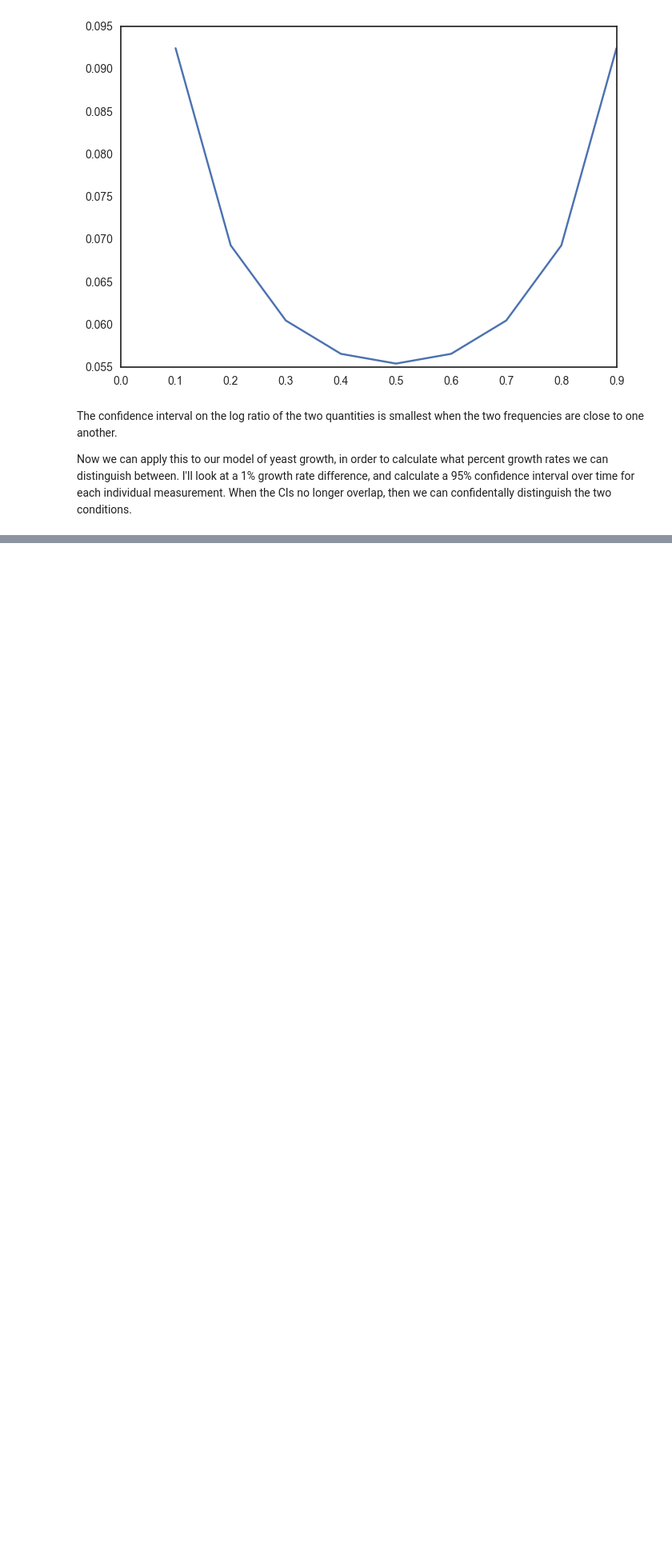
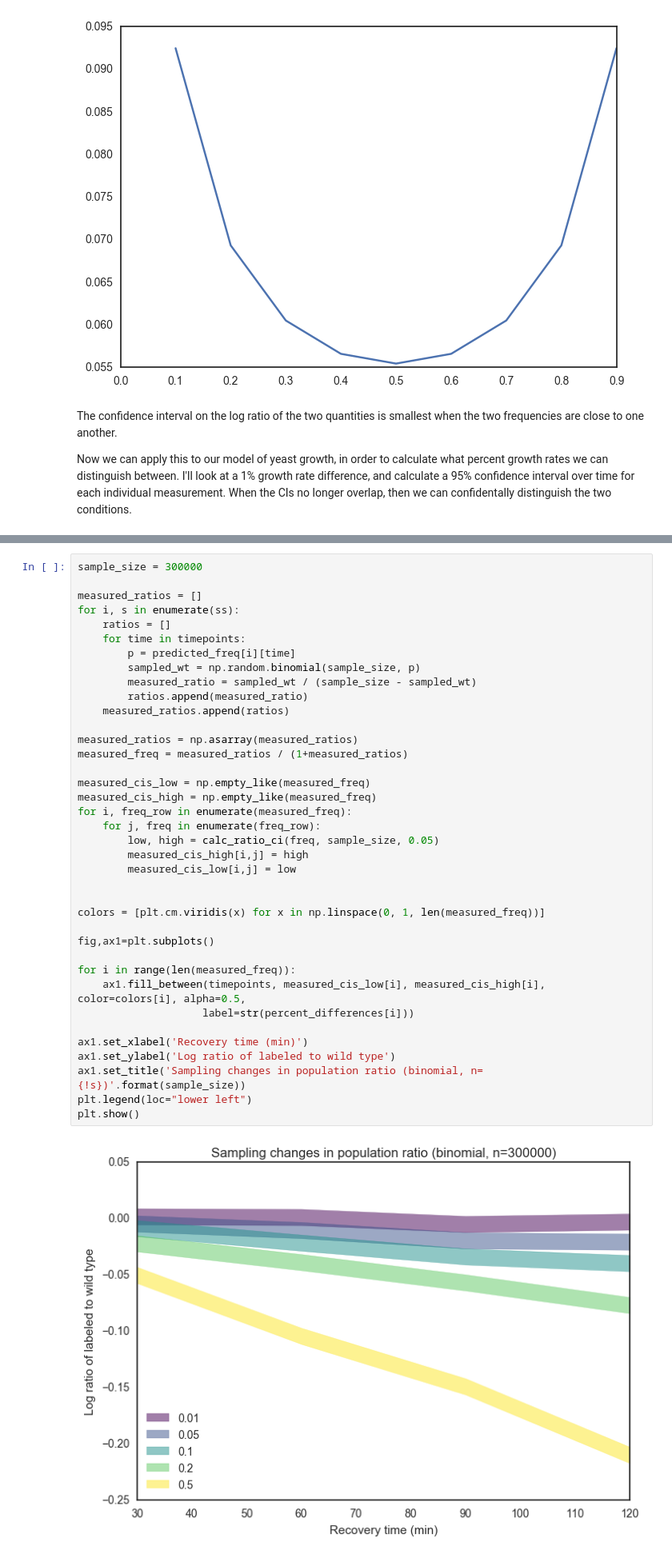
Before and after one commit to haneulyoo/agg_simv2, a Jupyter notebook: stress-growth-rate-sim.ipynb, the cells around one changed output, grey strips where cells are left out. Shown at 80% size. Drawn from its saved outputs; the diff is of its cells as text; blank space fills up the shorter version.

```diff
--- a/stress-growth-rate-sim.ipynb
+++ b/stress-growth-rate-sim.ipynb
@@ -217,0 +266,40 @@ NameError: name 'measured_freqs' is not defined
+# %%
+sample_size = 300000
+
+measured_ratios = []
+for i, s in enumerate(ss):
+    ratios = []
+    for time in timepoints:
+        p = predicted_freq[i][time]
+        sampled_wt = np.random.binomial(sample_size, p)
+        measured_ratio = sampled_wt / (sample_size - sampled_wt)
+        ratios.append(measured_ratio)
+    measured_ratios.append(ratios)
+
+measured_ratios = np.asarray(measured_ratios)
+measured_freq = measured_ratios / (1+measured_ratios)
+
+measured_cis_low = np.empty_like(measured_freq)
+measured_cis_high = np.empty_like(measured_freq)
+for i, freq_row in enumerate(measured_freq):
+    for j, freq in enumerate(freq_row):
+        low, high = calc_ratio_ci(freq, sample_size, 0.05)
+        measured_cis_high[i,j] = high
+        measured_cis_low[i,j] = low
+
+
+colors = [plt.cm.viridis(x) for x in np.linspace(0, 1, len(measured_freq))]
+
+fig,ax1=plt.subplots()
+
+for i in range(len(measured_freq)):
+    ax1.fill_between(timepoints, measured_cis_low[i], measured_cis_high[i], color=colors[i], alpha=0.5,
+                    label=str(percent_differences[i]))
+
+ax1.set_xlabel('Recovery time (min)')
+ax1.set_ylabel('Log ratio of labeled to wild type')
+ax1.set_title('Sampling changes in population ratio (binomial, n={!s})'.format(sample_size))
+plt.legend(loc="lower left")
+plt.show()
+# %% [output]
+[figure, added]
```
Also changed, not shown: parts of 15 cells of this notebook.
